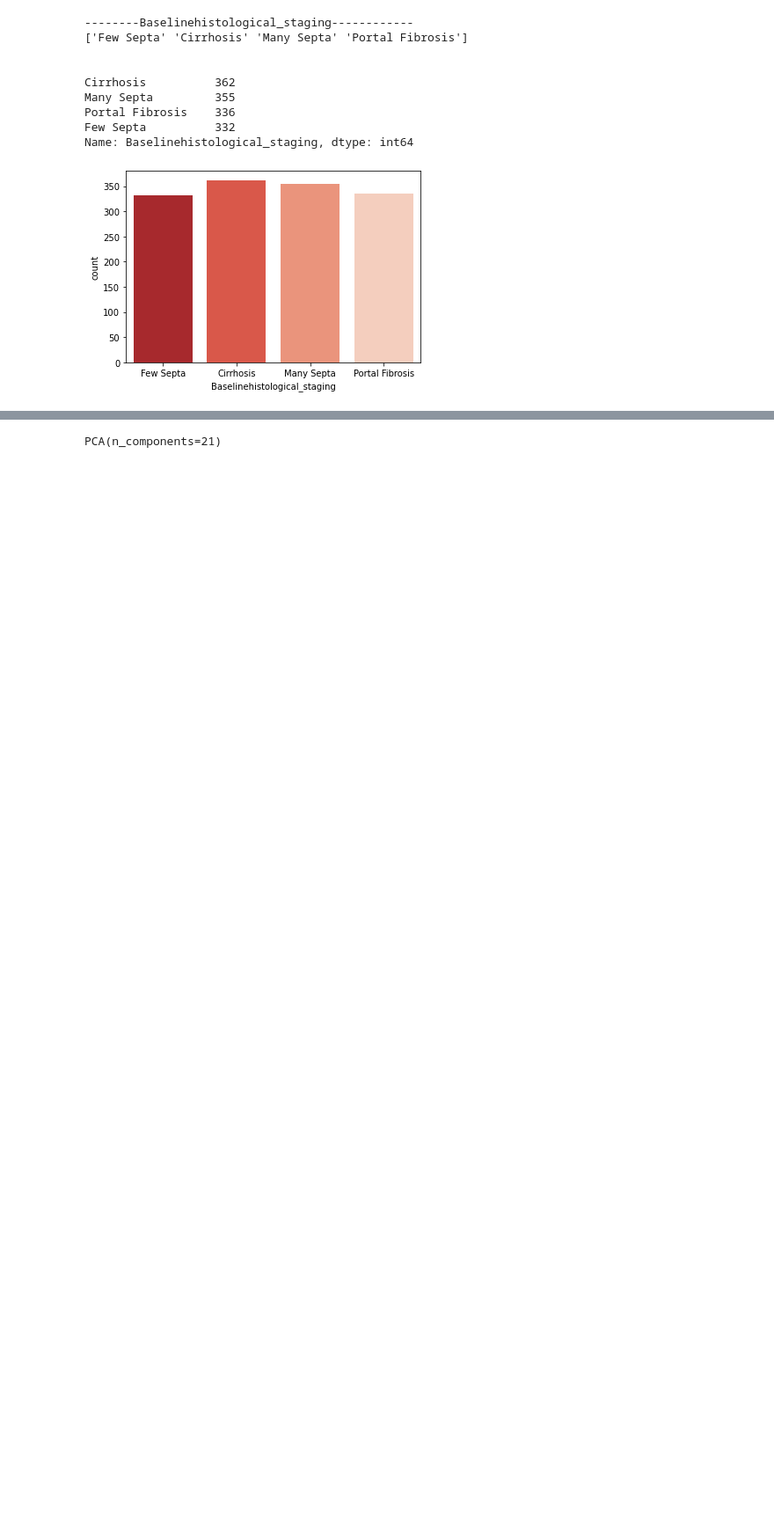
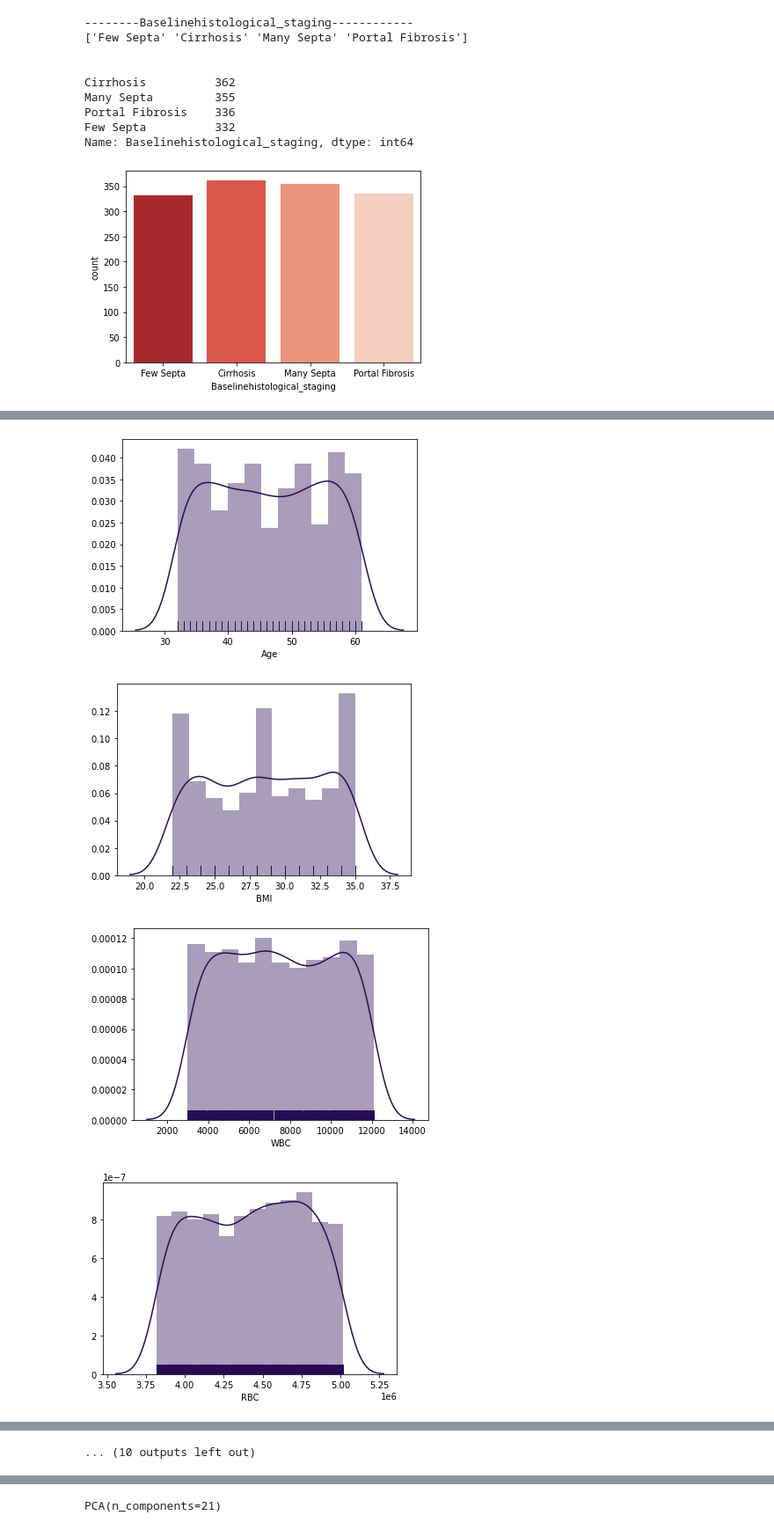
Before and after one commit to hieuvu99/3040_project, a Jupyter notebook: Project/Project_.ipynb, the cells around one changed output, grey strips where cells are left out. Shown at 88% size. Saved outputs shown, nothing was run; the diff lists cells and outputs as text; code cells hidden in the pictures; blank space fills up the shorter version.

```diff
--- a/Project/Project_.ipynb
+++ b/Project/Project_.ipynb
@@ -238,0 +242,12 @@ data_num.describe()
+# %%
+#ALT Enzyme distribution across each week
+sns.set_palette(palette="inferno")
+
+for i, col in enumerate(data_num.columns):
+    plt.figure(i)
+    sns.distplot(data_num[col],rug=True)
+# %% [output]
+[figure, added]
+[figure, added]
+[figure, added]
+[figure, added]
@@ -238,0 +262 @@ data_num.describe()
+... (10 outputs left out)
```
Also changed, not shown: parts of 38 cells of this notebook.
